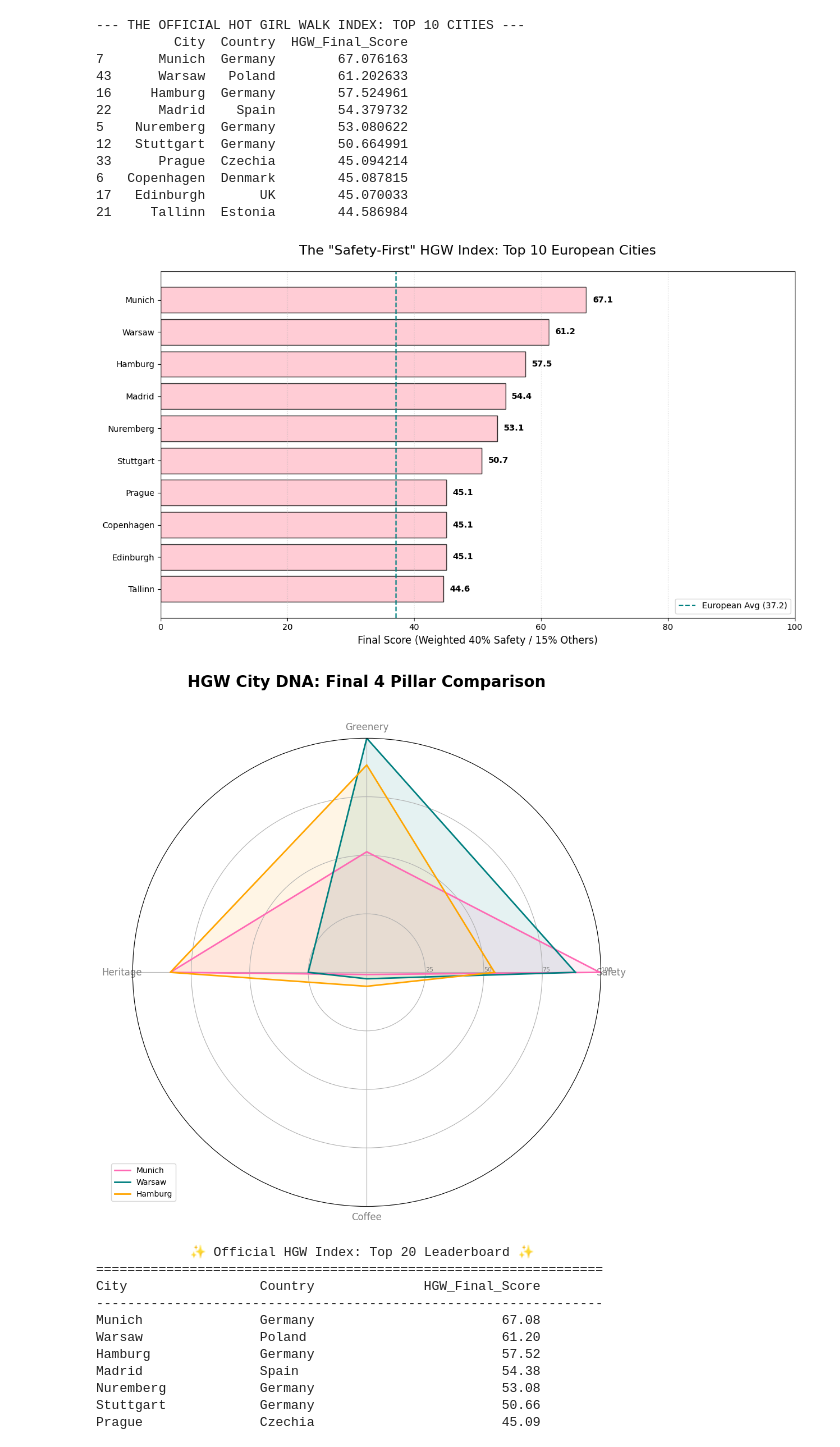
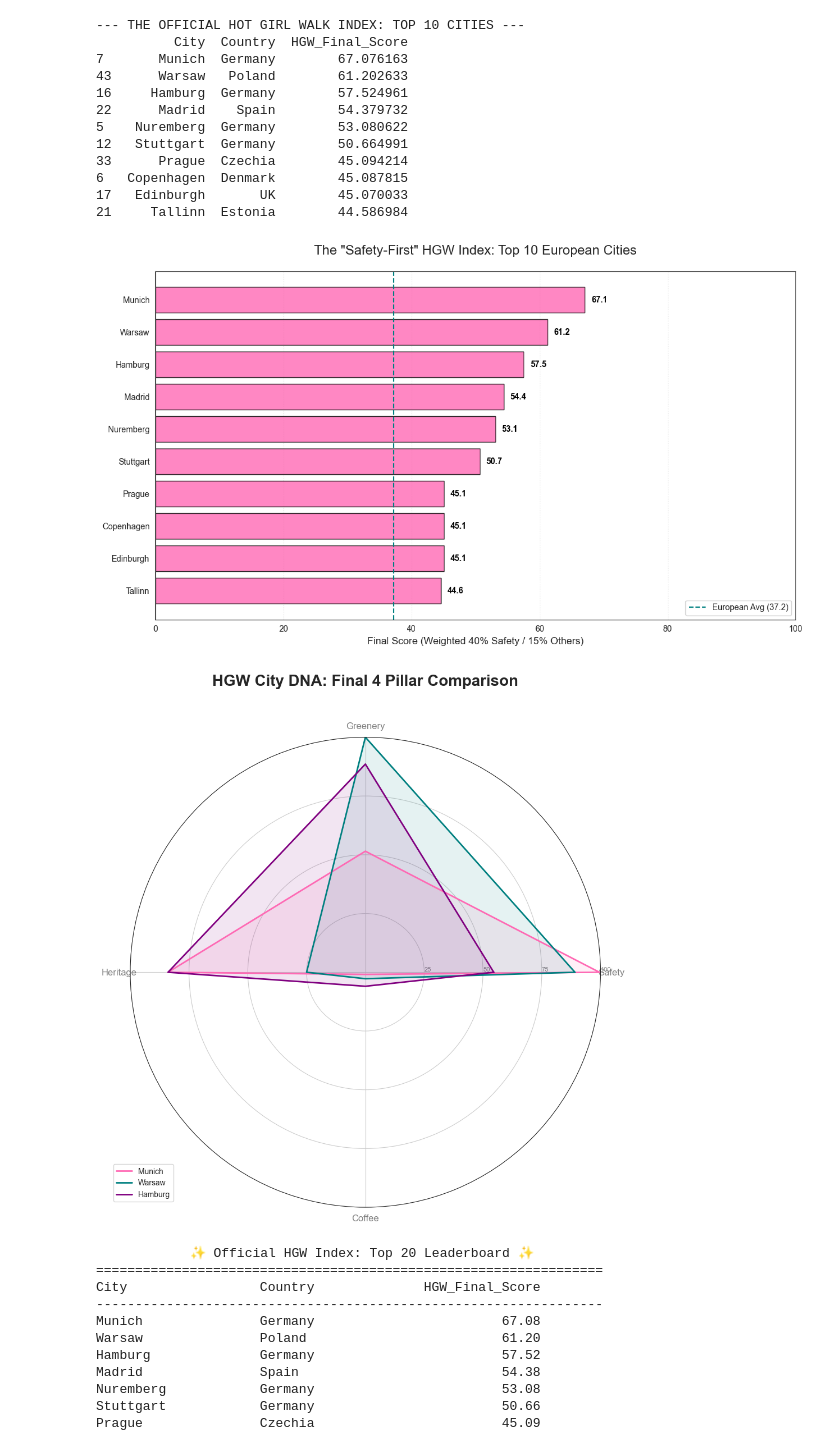
Before and after one commit to AoifeMurphy02/DAV_Specification_Index_Generation_and_Visualization, a Jupyter notebook: HGW_Index.ipynb, the cells around one changed output. Saved outputs shown, nothing was run; the diff lists cells and outputs as text; code cells hidden in the pictures.

```diff
--- a/HGW_Index.ipynb
+++ b/HGW_Index.ipynb
@@ -630,15 +630,17 @@ Index(['country', 'location_name', 'latitude', 'longitude', 'timezone',
        'sunset', 'moonrise', 'moonset', 'moon_phase', 'moon_illumination'],
       dtype='str')
 # %%
-#  Select only the columns we want
-weather_subset = df_weather[['location_name', 'temperature_celsius', 'uv_index', 'air_quality_PM2.5', 'precip_mm']]
+#  Select columns AND include coordinates
+weather_subset = df_weather[['location_name', 'temperature_celsius', 'uv_index',
+                             'air_quality_PM2.5', 'precip_mm', 'latitude', 'longitude']]
 
-#  Rename columns for easier merging
-weather_subset.columns = ['City', 'Avg_Temp', 'UV_Index', 'Air_Quality_PM25', 'Precipitation']
+#  Rename columns
+weather_subset.columns = ['City', 'Avg_Temp', 'UV_Index', 'Air_Quality_PM25',
+                          'Precipitation', 'latitude', 'longitude']
 
-# Group by City to get the mean
+#  Group by City (coordinates will be averaged, keeping them correct)
 df_weather_clean = weather_subset.groupby('City').mean().reset_index()
 
-print("Weather Data Prepared:")
+print("Weather Data Prepared (Now with Coordinates!):")
 print(df_weather_clean.head())
 # %% [output]
@@ -1406,7 +1400,7 @@ plt.figure(figsize=(12, 7))
 
 # Create horizontal bars
 bars = plt.barh(top_10_safety['City'][::-1], top_10_safety['HGW_Final_Score'][::-1],
-                color='pink', alpha=0.8, edgecolor='black')
+                color='hotpink', alpha=0.8, edgecolor='black')
 
 # Add score labels to the end of each bar
 for bar in bars:
@@ -1427,7 +1421,7 @@ plt.grid(axis='x', linestyle=':', alpha=0.5)
 plt.tight_layout()
 plt.show()
 # %% [output]
-[figure, old version]
+[figure, new version]
 # %%
 
 import numpy as np
@@ -1437,37 +1431,37 @@ categories = ['Safety', 'Greenery', 'Heritage', 'Coffee']
 score_cols = ['Safety Index_Score', 'Green_area_Score', 'Heritage_Count_Score', 'Coffee_Shop_Count_Score']
 N = len(categories)
 
 #  Setup the angles for 4 points (90 degrees each)
 angles = [n / float(N) * 2 * np.pi for n in range(N)]
 angles += angles[:1]
 
 fig, ax = plt.subplots(figsize=(10, 10), subplot_kw=dict(polar=True))
 
 def add_city_to_radar(city_name, color):
 
     values = df_europe_master[df_europe_master['City'] == city_name][score_cols].values.flatten().tolist()
     values += values[:1]
     ax.plot(angles, values, linewidth=2, linestyle='solid', label=city_name, color=color)
     ax.fill(angles, values, color=color, alpha=0.1)
 
 # Plot selected cities top 3
-add_city_to_radar('Munich', '#FF69B4')
-add_city_to_radar('Warsaw', '#008080')
-add_city_to_radar('Hamburg', '#FFA500')
+add_city_to_radar('Munich', 'hotpink')
+add_city_to_radar('Warsaw', 'teal')
+add_city_to_radar('Hamburg', 'purple')
 
 # Add labels and styling
 plt.xticks(angles[:-1], categories, color='grey', size=12)
 ax.set_rlabel_position(0)
 plt.yticks([25, 50, 75, 100], ["25", "50", "75", "100"], color="grey", size=8)
 plt.ylim(0, 100)
 
 plt.legend(loc='upper right', bbox_to_anchor=(0.1, 0.1))
 plt.title('HGW City DNA: Final 4 Pillar Comparison', size=20, fontweight='bold', y=1.1)
 
 plt.tight_layout()
 plt.show()
 # %% [output]
-[figure, old version]
+[figure, new version]
 # %%
 # Re-sort and take Top 20
 top_20 = df_europe_master.sort_values('HGW_Final_Score', ascending=False).head(20).copy()
```
Also changed, not shown: parts of 28 cells of this notebook.
